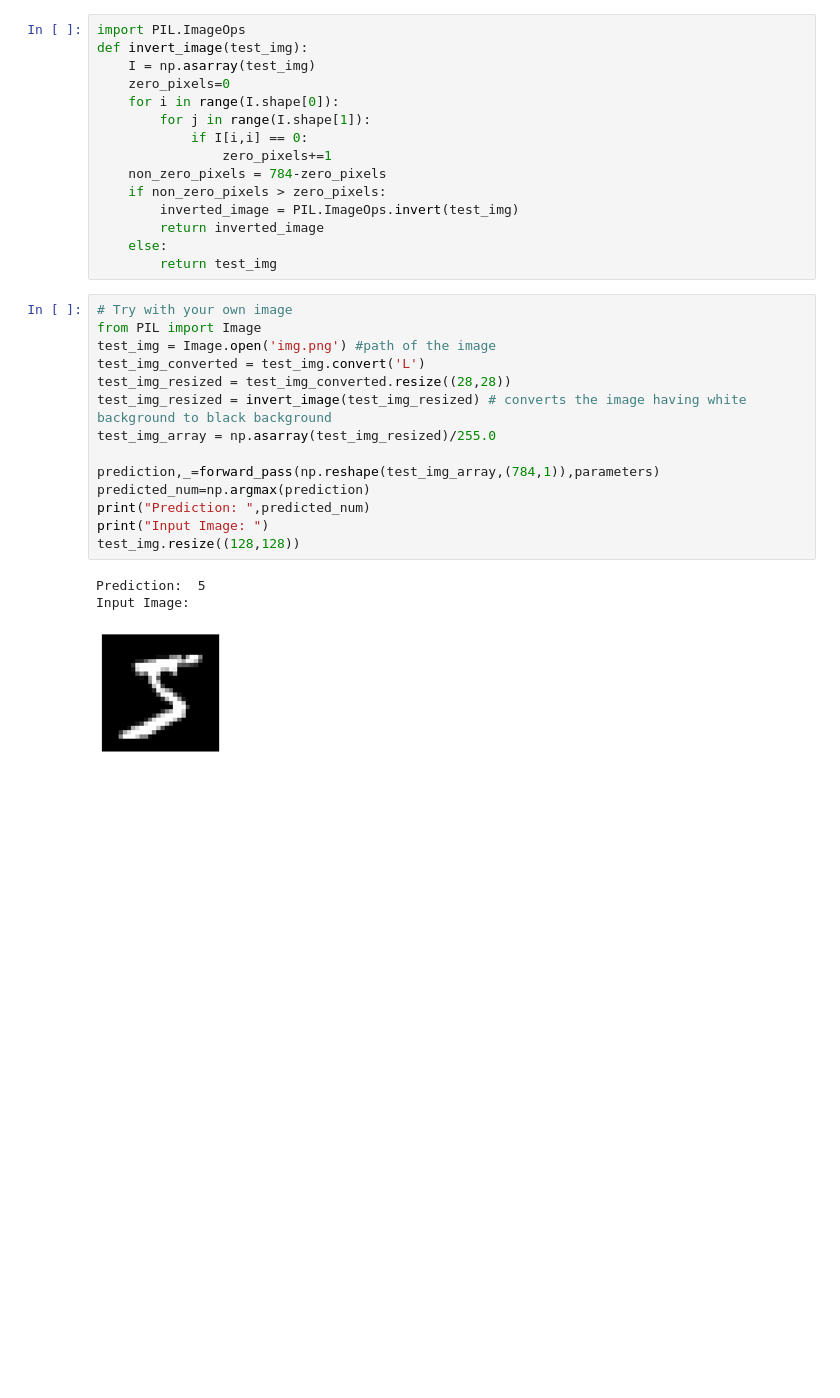
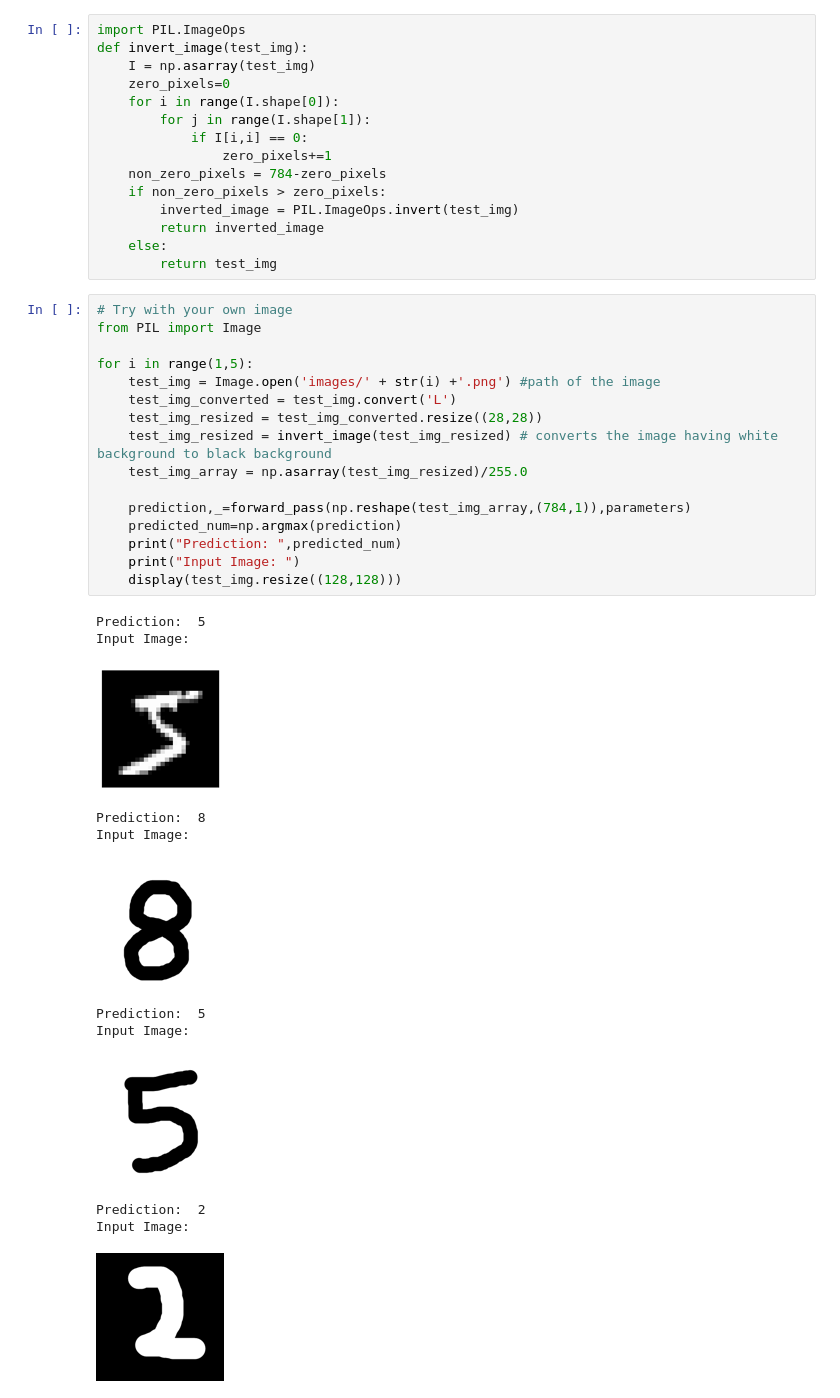
Before and after one commit to lKaniel/lab_ml, a Jupyter notebook: main.ipynb, the cells around one changed output. Drawn from its saved outputs; the diff is of its cells as text; blank space fills up the shorter version.

```diff
--- a/main.ipynb
+++ b/main.ipynb
@@ -239,18 +234,29 @@ def invert_image(test_img):
 # %%
 # Try with your own image
 from PIL import Image
-test_img = Image.open('img.png') #path of the image
-test_img_converted = test_img.convert('L')
-test_img_resized = test_img_converted.resize((28,28))
-test_img_resized = invert_image(test_img_resized) # converts the image having white background to black background
-test_img_array = np.asarray(test_img_resized)/255.0
 
-prediction,_=forward_pass(np.reshape(test_img_array,(784,1)),parameters)
-predicted_num=np.argmax(prediction)
-print("Prediction: ",predicted_num)
-print("Input Image: ")
-test_img.resize((128,128))
+for i in range(1,5):
+    test_img = Image.open('images/' + str(i) +'.png') #path of the image
+    test_img_converted = test_img.convert('L')
+    test_img_resized = test_img_converted.resize((28,28))
+    test_img_resized = invert_image(test_img_resized) # converts the image having white background to black background
+    test_img_array = np.asarray(test_img_resized)/255.0
+
+    prediction,_=forward_pass(np.reshape(test_img_array,(784,1)),parameters)
+    predicted_num=np.argmax(prediction)
+    print("Prediction: ",predicted_num)
+    print("Input Image: ")
+    display(test_img.resize((128,128)))
 # %% [output]
 Prediction:  5
 Input Image:
 [figure]
+Prediction:  8
+Input Image:
+[figure, added]
+Prediction:  5
+Input Image:
+[figure, added]
+Prediction:  2
+Input Image:
+[figure, added]
```
Also changed, not shown: parts of 6 cells of this notebook, 4 other files.
